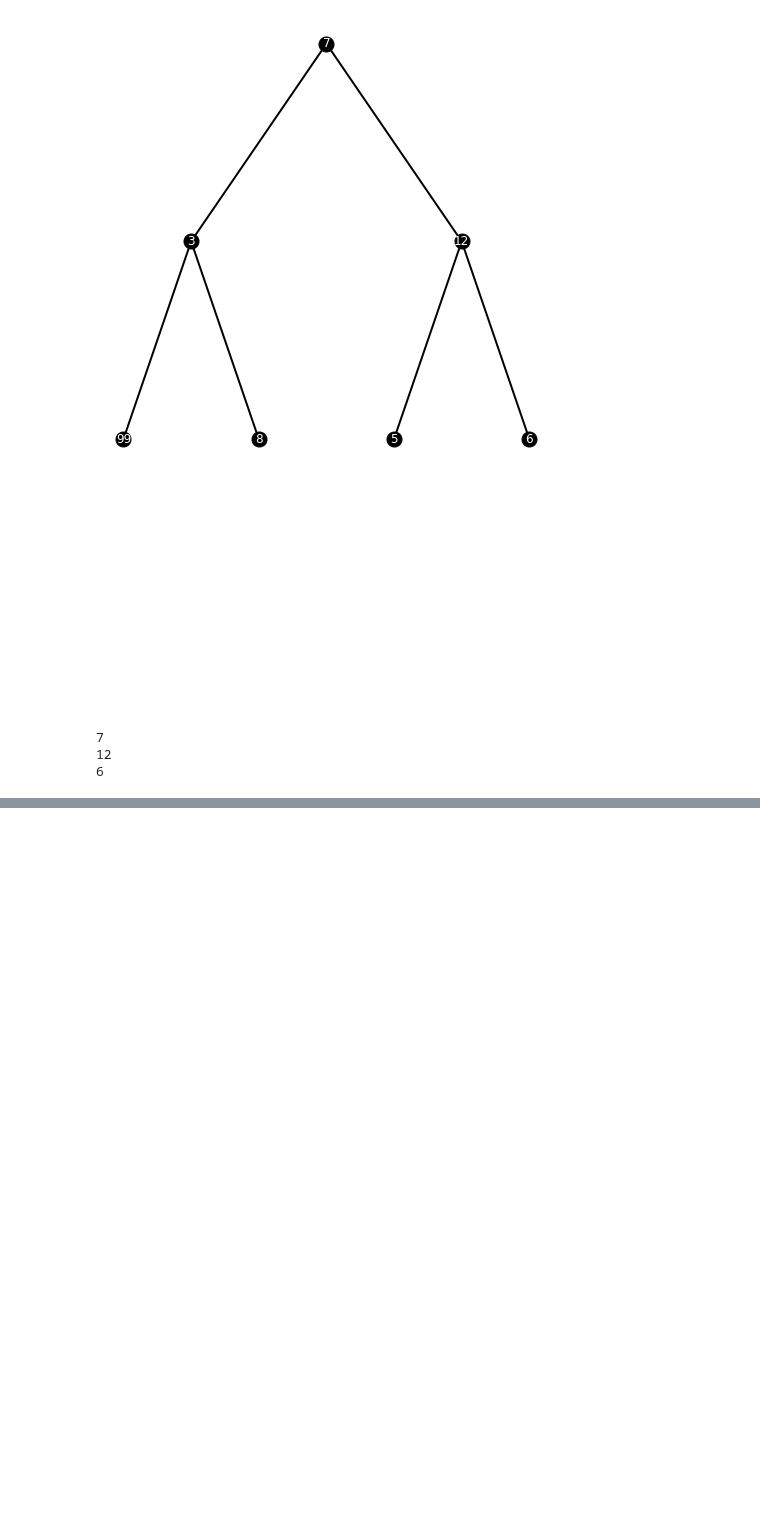
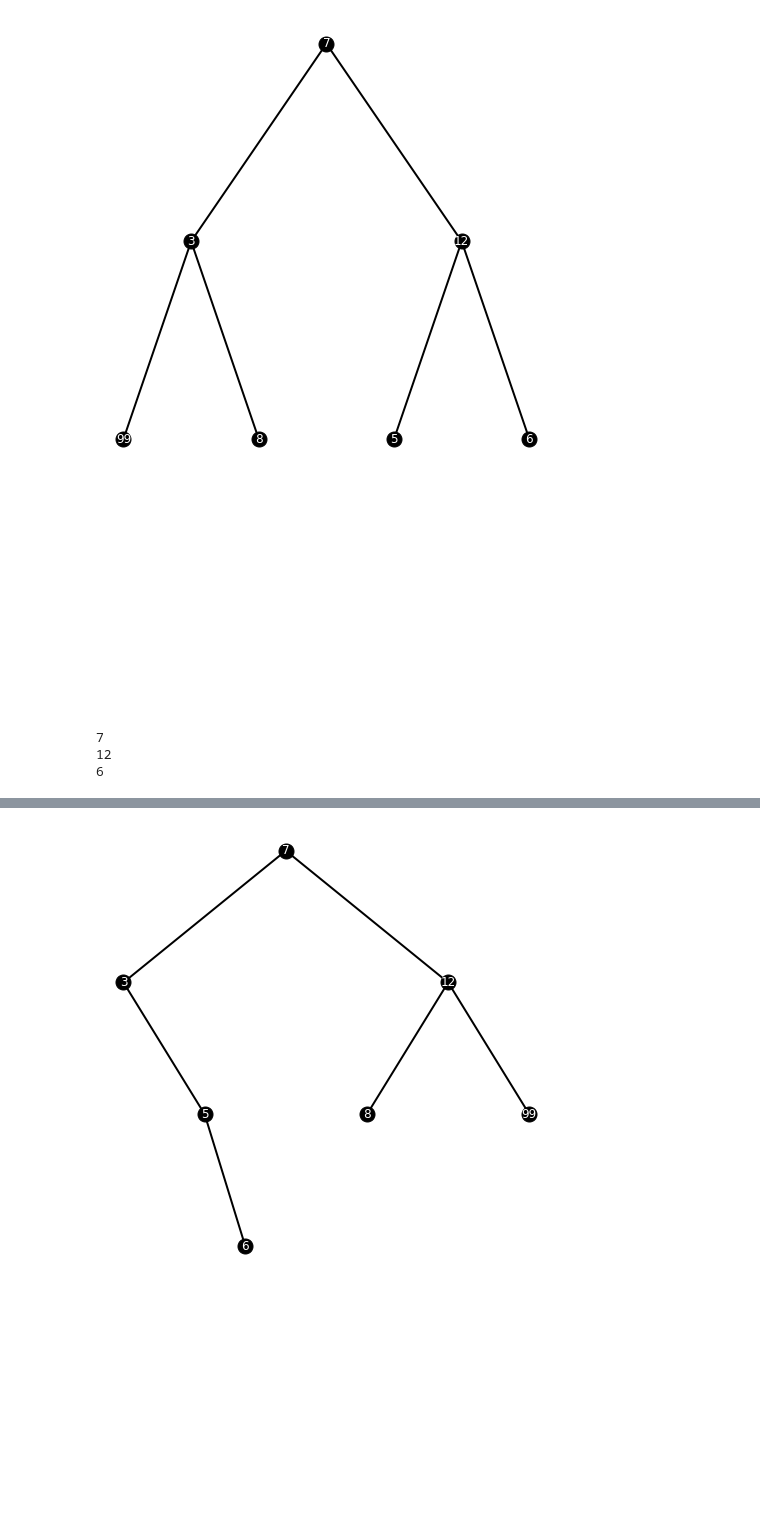
Before and after one commit to pecu/DSA, a Jupyter notebook: 07_Tree&Greedy/Tree+Greedy.ipynb, the cells around one changed output, grey strips where cells are left out. Saved outputs shown, nothing was run; the diff lists cells and outputs as text; code cells hidden in the pictures; blank space fills up the shorter version.

Commit message:
TreeTest

```diff
--- a/07_Tree&Greedy/Tree+Greedy.ipynb
+++ b/07_Tree&Greedy/Tree+Greedy.ipynb
@@ -64,3 +64,12 @@ printMaxLevel(root)
 7
 12
 6
+# %%
+def insert(root, val):
+    if root is None:
+        root = Node(val)
+    elif val < root.val:
+        root.left = insert(root.left, val)
+    else:
+        root.right = insert(root.right, val)
+    return root
@@ -66,0 +83,8 @@ printMaxLevel(root)
+# %%
+# 按照先左後右順序插入給定序列建立二元樹
+root_2 = None
+values = [7, 3, 12, 99, 8, 5, 6]
+for val in values:
+    root_2 = insert(root_2, val)
+
+inorder(root_2)
@@ -66,0 +99,8 @@ printMaxLevel(root)
+# %%
+plt.figure(figsize=(8,8))
+plot_tree(root_2)
+plt.axis('off')
+plt.show()
+# %% [output]
+[figure, added]
+[figure, added]
```
Also changed, not shown: parts of 2 cells of this notebook.
